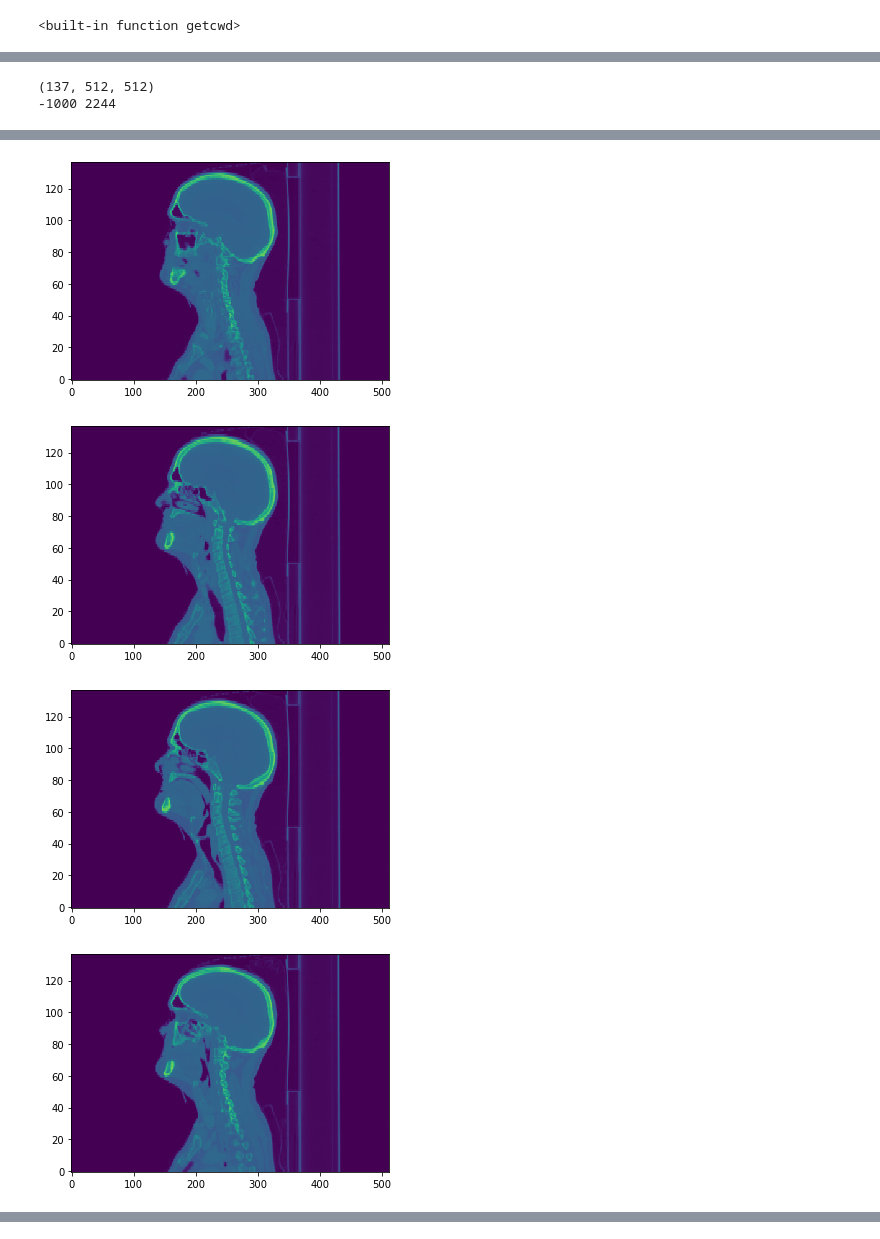
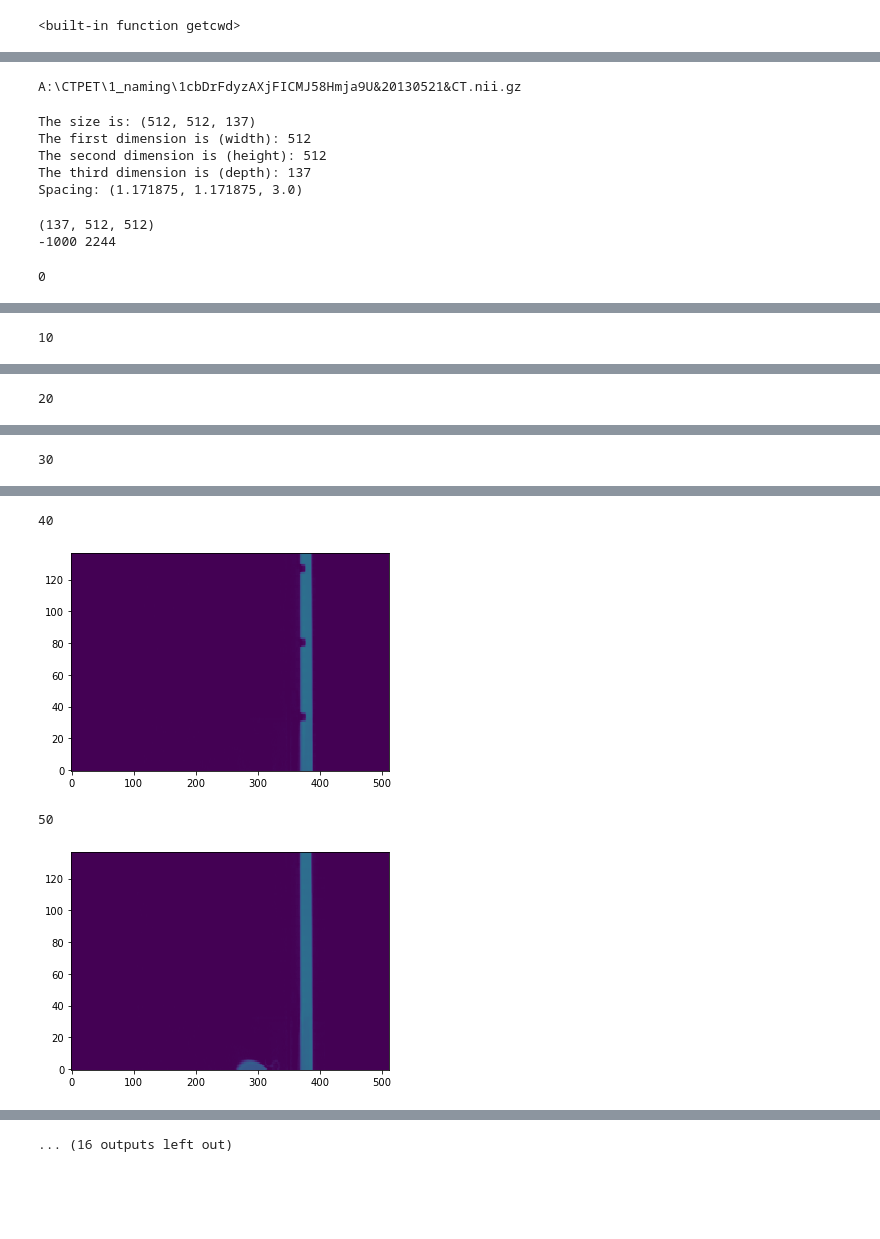
Before and after one commit to simonrydder/dataprojekt, a Jupyter notebook: python/simpleITK_testfile.ipynb, the cells around one changed output, grey strips where cells are left out. Cells and saved outputs as stored; diff of their text form; code cells hidden in the pictures; blank space fills up the shorter version.

```diff
--- a/python/simpleITK_testfile.ipynb
+++ b/python/simpleITK_testfile.ipynb
@@ -81,10 +80,34 @@ The second dimension is (height): 512
 The third dimension is (depth): 137
 Spacing: (1.171875, 1.171875, 3.0)
+# %%
+# Load ground truth image
+file = "A:\\CTPET\\1_naming\\1cbDrFdyzAXjFICMJ58Hmja9U&20130521&CT.nii.gz"
+print(file)
+imgITK = ITK.ReadImage(file)
+imgITK2 = imgITK
+# %% [output]
+A:\CTPET\1_naming\1cbDrFdyzAXjFICMJ58Hmja9U&20130521&CT.nii.gz
+# %%
+# The size of the image
+print('The size is:', imgITK.GetSize())
+print('The first dimension is (width):', imgITK.GetWidth())
+print('The second dimension is (height):', imgITK.GetHeight())
+print('The third dimension is (depth):', imgITK.GetDepth())
+print('Spacing:', imgITK.GetSpacing())
+img2 = ITK.GetArrayFromImage(imgITK)
+# %% [output]
+The size is: (512, 512, 137)
+The first dimension is (width): 512
+The second dimension is (height): 512
+The third dimension is (depth): 137
+Spacing: (1.171875, 1.171875, 3.0)
 # %%
 # Converting to numpy
-img = ITK.GetArrayFromImage(imgITK)
+img = ITK.GetArrayFromImage(imgITK2)
 print(img.shape)
 print(np.min(img), np.max(img))
+# result = np.where(img == np.amax(img))
+# print(result)
 # %% [output]
 (137, 512, 512)
 -1000 2244
@@ -94,10 +117,14 @@ size = imgITK.GetSize()
 spacing = imgITK.GetSpacing()
 r1 = spacing[2]/spacing[0]
 
-for i in range(img.shape[2])[200:310:10]:
+# img[0:10,0:10,0:10] = 255
+
+for i in range(size[2])[::10]:
+    print(i)
     plt.imshow(img[:,:,i], interpolation='none',
               origin = "lower",
               aspect = r1,
               vmin = np.min(img), vmax = np.max(img))
     plt.show()
 # %% [output]
+0
@@ -104,0 +132 @@ for i in range(img.shape[2])[200:310:10]:
+10
@@ -105,0 +134 @@ for i in range(img.shape[2])[200:310:10]:
+20
@@ -106,0 +136 @@ for i in range(img.shape[2])[200:310:10]:
+30
@@ -108,4 +138,4 @@ for i in range(img.shape[2])[200:310:10]:
+40
-[figure, old version]
+[figure, new version]
+50
-[figure, old version]
+[figure, new version]
-[figure, removed]
-[figure, removed]
@@ -114,0 +142 @@ for i in range(img.shape[2])[200:310:10]:
+... (16 outputs left out)
```
Also changed, not shown: parts of 4 cells of this notebook.
